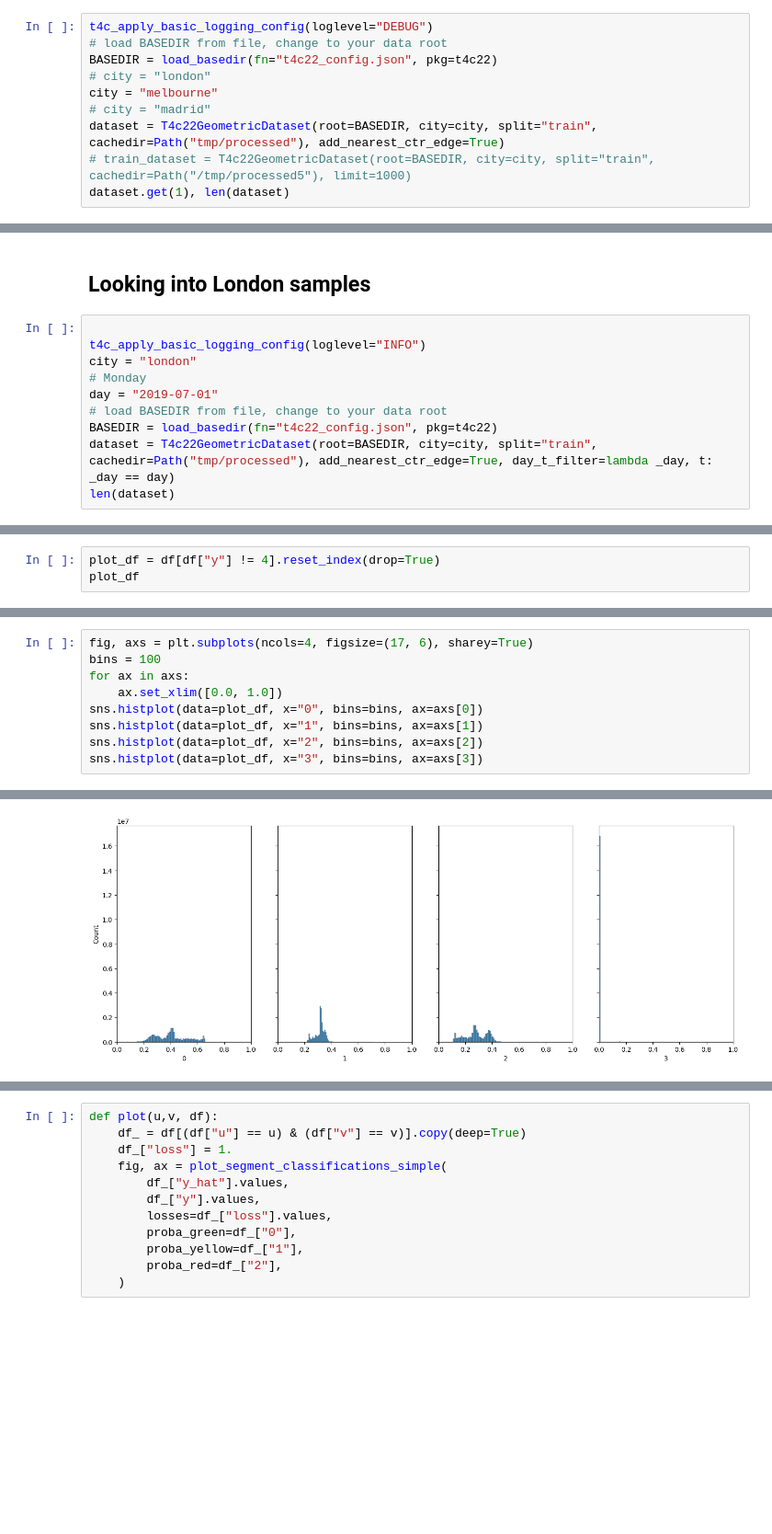
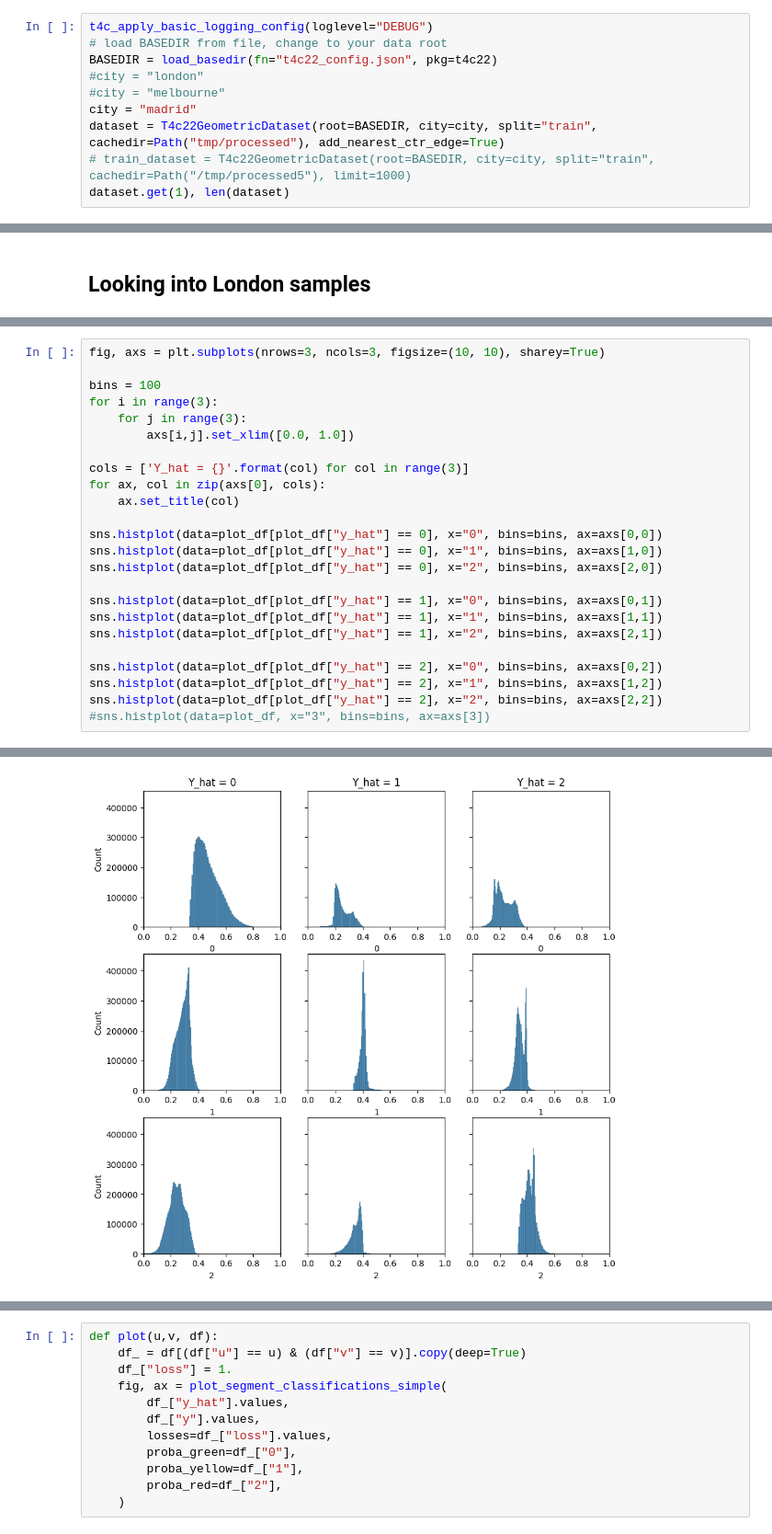
Before and after one commit to MarkusSpanring/NeurIPS2022-traffic4cast, a Jupyter notebook: baselines/GNN/explore_GNN_prediction.ipynb, the cells around one changed output, grey strips where cells are left out. Shown at 92% size. Drawn from its saved outputs; the diff is of its cells as text; blank space fills up the shorter version.

```diff
--- a/baselines/GNN/explore_GNN_prediction.ipynb
+++ b/baselines/GNN/explore_GNN_prediction.ipynb
@@ -57,9 +54,9 @@ Autosaving every 60 seconds
 t4c_apply_basic_logging_config(loglevel="DEBUG")
 # load BASEDIR from file, change to your data root
 BASEDIR = load_basedir(fn="t4c22_config.json", pkg=t4c22)
-# city = "london"
-city = "melbourne"
-# city = "madrid"
+#city = "london"
+#city = "melbourne"
+city = "madrid"
 dataset = T4c22GeometricDataset(root=BASEDIR, city=city, split="train", cachedir=Path("tmp/processed"), add_nearest_ctr_edge=True)
 # train_dataset = T4c22GeometricDataset(root=BASEDIR, city=city, split="train", cachedir=Path("/tmp/processed5"), limit=1000)
 dataset.get(1), len(dataset)
@@ -95,13 +86,3 @@ city_class_weights
 tensor([0.4749, 1.4993, 4.3986])
 # %% [markdown]
 ## Looking into London samples
-# %%
-
-t4c_apply_basic_logging_config(loglevel="INFO")
-city = "london"
-# Monday
-day = "2019-07-01"
-# load BASEDIR from file, change to your data root
-BASEDIR = load_basedir(fn="t4c22_config.json", pkg=t4c22)
-dataset = T4c22GeometricDataset(root=BASEDIR, city=city, split="train", cachedir=Path("tmp/processed"), add_nearest_ctr_edge=True, day_t_filter=lambda _day, t: _day == day)
-len(dataset)
@@ -171,3 +171,0 @@ df = pd.concat(df).reset_index(drop=True)
-# %%
-plot_df = df[df["y"] != 4].reset_index(drop=True)
-plot_df
@@ -188,10 +172,25 @@ plot_df
 # %%
-fig, axs = plt.subplots(ncols=4, figsize=(17, 6), sharey=True)
+fig, axs = plt.subplots(nrows=3, ncols=3, figsize=(10, 10), sharey=True)
+
 bins = 100
-for ax in axs:
-    ax.set_xlim([0.0, 1.0])
-sns.histplot(data=plot_df, x="0", bins=bins, ax=axs[0])
-sns.histplot(data=plot_df, x="1", bins=bins, ax=axs[1])
-sns.histplot(data=plot_df, x="2", bins=bins, ax=axs[2])
-sns.histplot(data=plot_df, x="3", bins=bins, ax=axs[3])
+for i in range(3):
+    for j in range(3):
+        axs[i,j].set_xlim([0.0, 1.0])
+
+cols = ['Y_hat = {}'.format(col) for col in range(3)]
+for ax, col in zip(axs[0], cols):
+    ax.set_title(col)
+
+sns.histplot(data=plot_df[plot_df["y_hat"] == 0], x="0", bins=bins, ax=axs[0,0])
+sns.histplot(data=plot_df[plot_df["y_hat"] == 0], x="1", bins=bins, ax=axs[1,0])
+sns.histplot(data=plot_df[plot_df["y_hat"] == 0], x="2", bins=bins, ax=axs[2,0])
+
+sns.histplot(data=plot_df[plot_df["y_hat"] == 1], x="0", bins=bins, ax=axs[0,1])
+sns.histplot(data=plot_df[plot_df["y_hat"] == 1], x="1", bins=bins, ax=axs[1,1])
+sns.histplot(data=plot_df[plot_df["y_hat"] == 1], x="2", bins=bins, ax=axs[2,1])
+
+sns.histplot(data=plot_df[plot_df["y_hat"] == 2], x="0", bins=bins, ax=axs[0,2])
+sns.histplot(data=plot_df[plot_df["y_hat"] == 2], x="1", bins=bins, ax=axs[1,2])
+sns.histplot(data=plot_df[plot_df["y_hat"] == 2], x="2", bins=bins, ax=axs[2,2])
+#sns.histplot(data=plot_df, x="3", bins=bins, ax=axs[3])
 # %% [output]
@@ -199,4 +198,4 @@ sns.histplot(data=plot_df, x="3", bins=bins, ax=axs[3])
-[figure, old version]
+[figure, new version]
 # %%
 from sklearn.metrics import confusion_matrix
 
```
Also changed, not shown: parts of 16 cells of this notebook, 3 other files.
